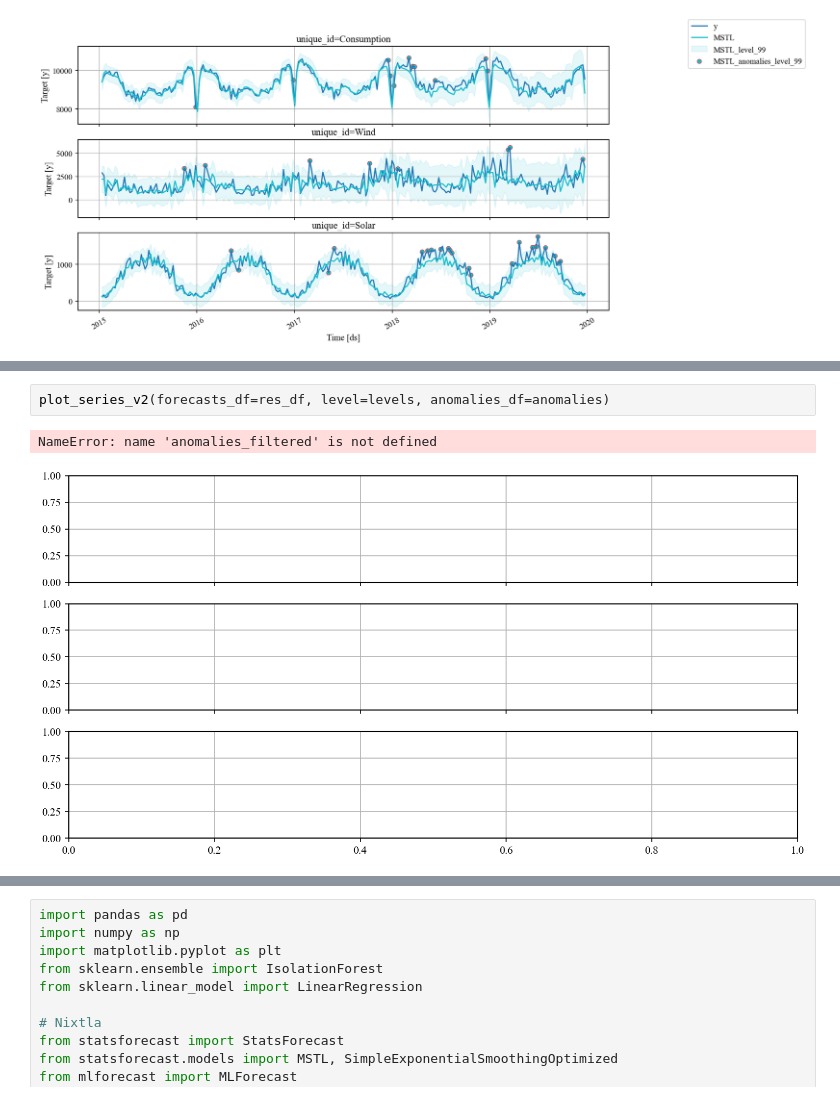
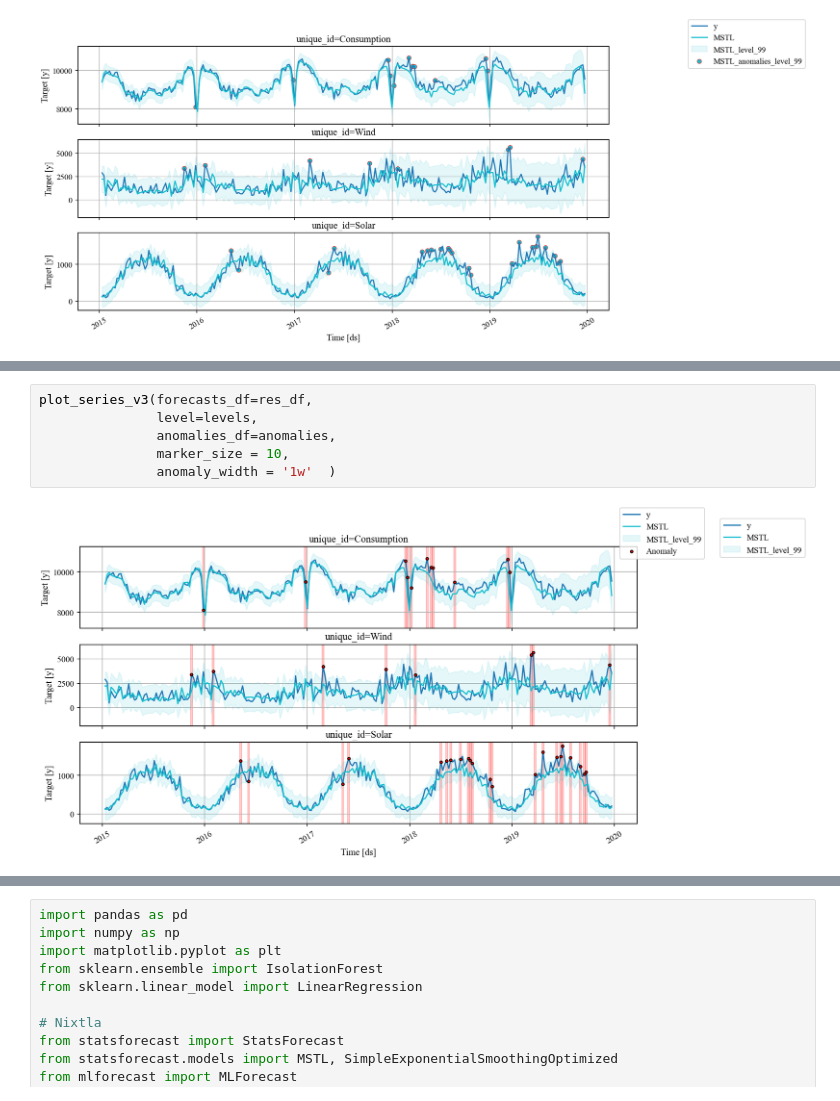
Before and after one commit to MVRonkin/TimeSeriesCourse, a Jupyter notebook: 2026/WS/08 - Other Tasks TSA.ipynb, the cells around one changed output, grey strips where cells are left out. Drawn from its saved outputs; the diff is of its cells as text.

```diff
--- a/2026/WS/08 - Other Tasks TSA.ipynb
+++ b/2026/WS/08 - Other Tasks TSA.ipynb
@@ -150,5 +155,8 @@ plot_series_v2(forecasts_df=res_df, level=levels, plot_anomalies=True)
 # %%
-plot_series_v2(forecasts_df=res_df, level=levels, anomalies_df=anomalies)
+plot_series_v3(forecasts_df=res_df,
+               level=levels,
+               anomalies_df=anomalies,
+               marker_size = 10,
+               anomaly_width = '1w'  )
 # %% [output]
-NameError: name 'anomalies_filtered' is not defined
-[figure, old version]
+[figure, new version]
```
Also changed, not shown: parts of 18 cells of this notebook, 5 other files.
